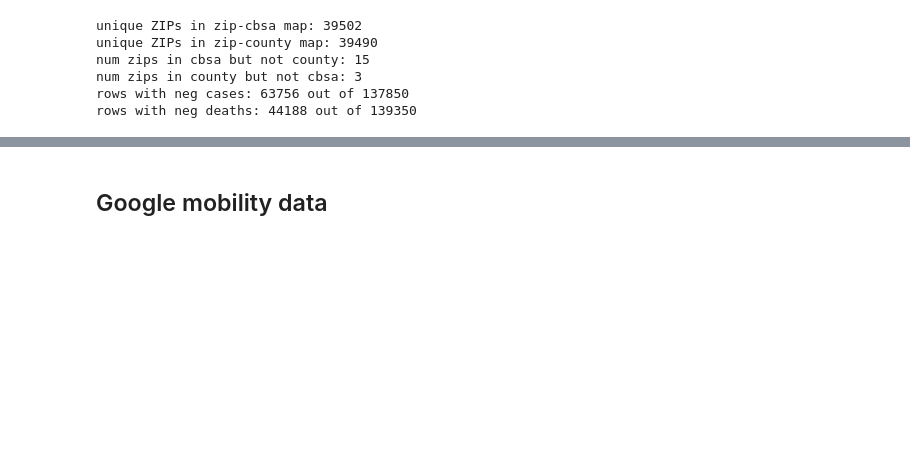
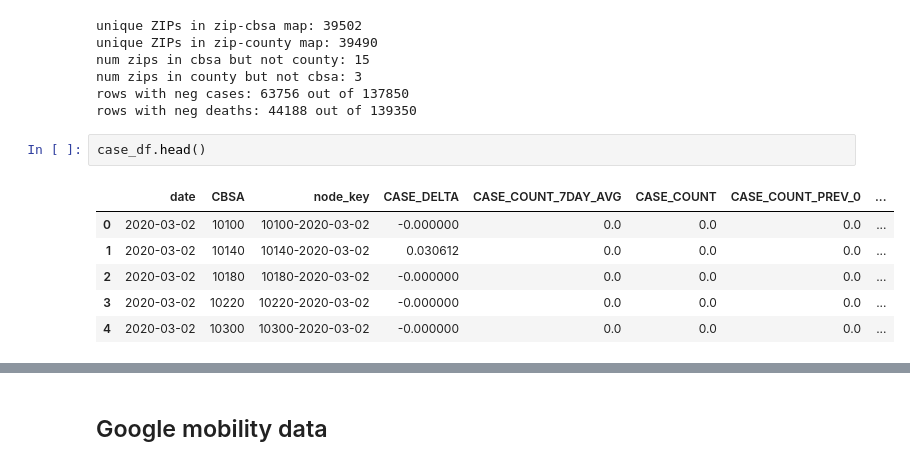
Before and after one commit to hwunrow/cgnn, a Jupyter notebook: src/main.ipynb, the cells around one changed output, grey strips where cells are left out. Cells and saved outputs as stored; diff of their text form; blank space fills up the shorter version.

```diff
--- a/src/main.ipynb
+++ b/src/main.ipynb
@@ -21,6 +25,15 @@ num zips in cbsa but not county: 15
 num zips in county but not cbsa: 3
 rows with neg cases: 63756 out of 137850
 rows with neg deaths: 44188 out of 139350
+# %%
+case_df.head()
+# %% [output]
+|  | date | CBSA | node_key | CASE_DELTA | CASE_COUNT_7DAY_AVG | CASE_COUNT | CASE_COUNT_PREV_0 | ... |
+| 0 | 2020-03-02 | 10100 | 10100-2020-03-02 | -0.000000 | 0.0 | 0.0 | 0.0 | ... |
+| 1 | 2020-03-02 | 10140 | 10140-2020-03-02 | 0.030612 | 0.0 | 0.0 | 0.0 | ... |
+| 2 | 2020-03-02 | 10180 | 10180-2020-03-02 | -0.000000 | 0.0 | 0.0 | 0.0 | ... |
+| 3 | 2020-03-02 | 10220 | 10220-2020-03-02 | -0.000000 | 0.0 | 0.0 | 0.0 | ... |
+| 4 | 2020-03-02 | 10300 | 10300-2020-03-02 | -0.000000 | 0.0 | 0.0 | 0.0 | ... |
 # %%
 fig, axs = plt.subplots(2, figsize=(10,12), sharex=True)
 
```
Also changed, not shown: parts of 29 cells of this notebook.
